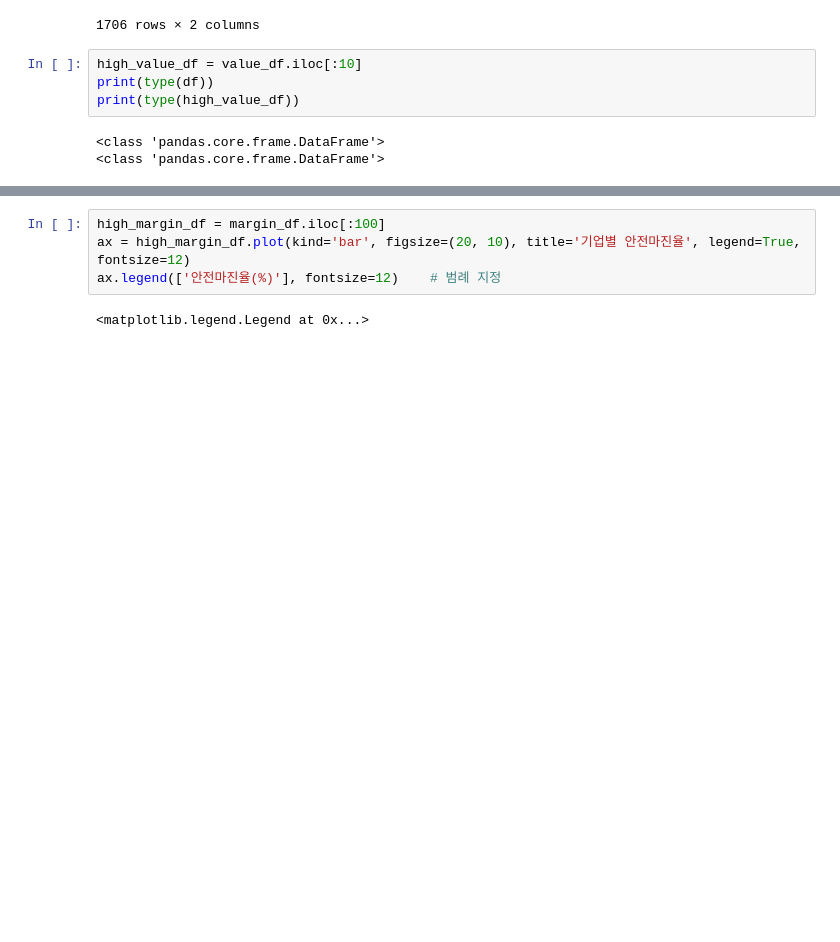
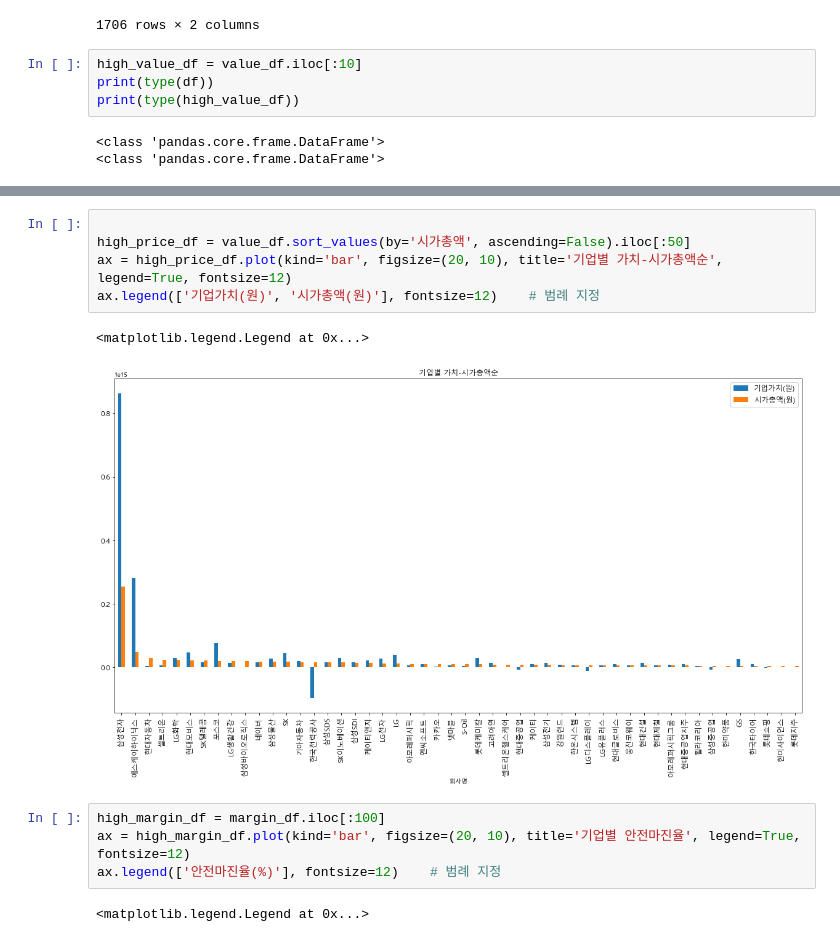
Before and after one commit to wjlee0908/korean-stock-margin, a Jupyter notebook: graph.ipynb, the cells around one changed output, grey strips where cells are left out. Drawn from its saved outputs; the diff is of its cells as text; blank space fills up the shorter version.

```diff
--- a/graph.ipynb
+++ b/graph.ipynb
@@ -101,3 +122,11 @@ KeyError: '회사명'
+# %%
+
+high_price_df = value_df.sort_values(by='시가총액', ascending=False).iloc[:50]
+ax = high_price_df.plot(kind='bar', figsize=(20, 10), title='기업별 가치-시가총액순', legend=True, fontsize=12)
+ax.legend(['기업가치(원)', '시가총액(원)'], fontsize=12)    # 범례 지정
+# %% [output]
+<matplotlib.legend.Legend at 0x...>
+[figure, added]
 # %%
 high_margin_df = margin_df.iloc[:100]
 ax = high_margin_df.plot(kind='bar', figsize=(20, 10), title='기업별 안전마진율', legend=True, fontsize=12)
```
Also changed, not shown: parts of 3 cells of this notebook, 5 other files.
